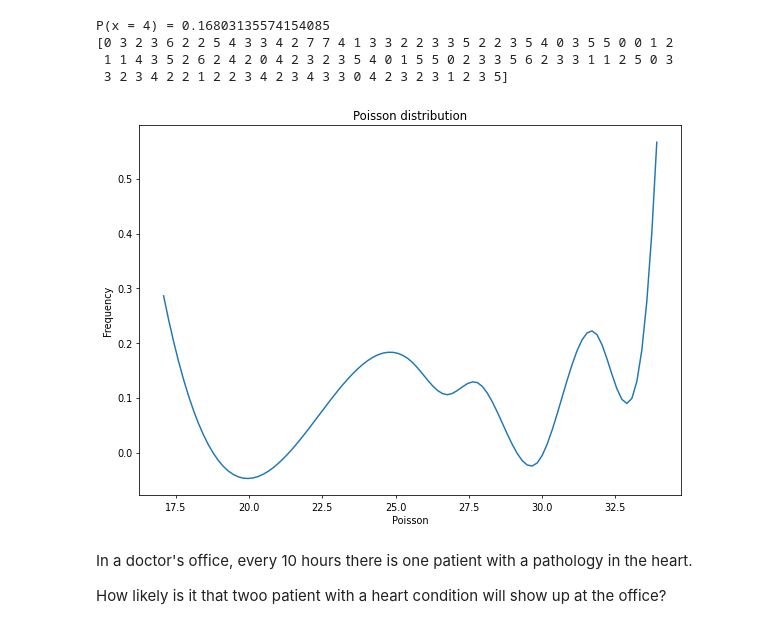
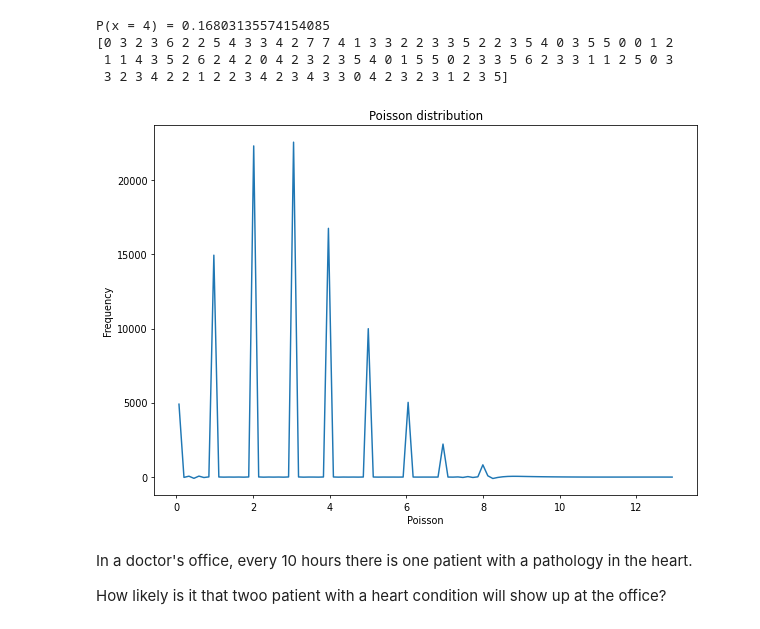
Before and after one commit to caroperez/Statistical_studies, a Jupyter notebook: Probability theory.ipynb, the cells around one changed output. Saved outputs shown, nothing was run; the diff lists cells and outputs as text; code cells hidden in the pictures.

```diff
--- a/Probability theory.ipynb
+++ b/Probability theory.ipynb
@@ -285,31 +285,31 @@ P(x = 4) = 0.16803135574154085
 # %%
 # plot with distribution
 # package mathplotlib and seaborn
 import matplotlib.pyplot as plt
 from scipy.interpolate import UnivariateSpline
 
 # necessary for show plot
 %matplotlib inline
 
 # generate data from last distribution poisson
-n = 10 # tries
+n = 100000 # tries
 x = stats.poisson(3)
-df = stats.poisson.rvs(30, 0, n) # mean, var, tries
+df = stats.poisson.rvs(3, 0, n) # mean, var, tries
 p, x = np.histogram(df, 100) # bin it into n = 100
 x = x[:-1] + (x[1] - x[0])/2   # convert bin edges to centers
 f = UnivariateSpline(x, p, s = n)
 
 # plot
 plt.figure(figsize= (10, 7), dpi = 70)
 plt.plot(x, f(x))
 plt.xlabel('Poisson')
 plt.ylabel('Frequency')
 plt.title('Poisson distribution')
 
 # show plot
 plt.show()
 # %% [output]
-[figure, old version]
+[figure, new version]
 # %% [markdown]
 In a doctor's office, every 10 hours there is one patient with a pathology in the heart.
 
```
Also changed, not shown: parts of 1 cell of this notebook.
